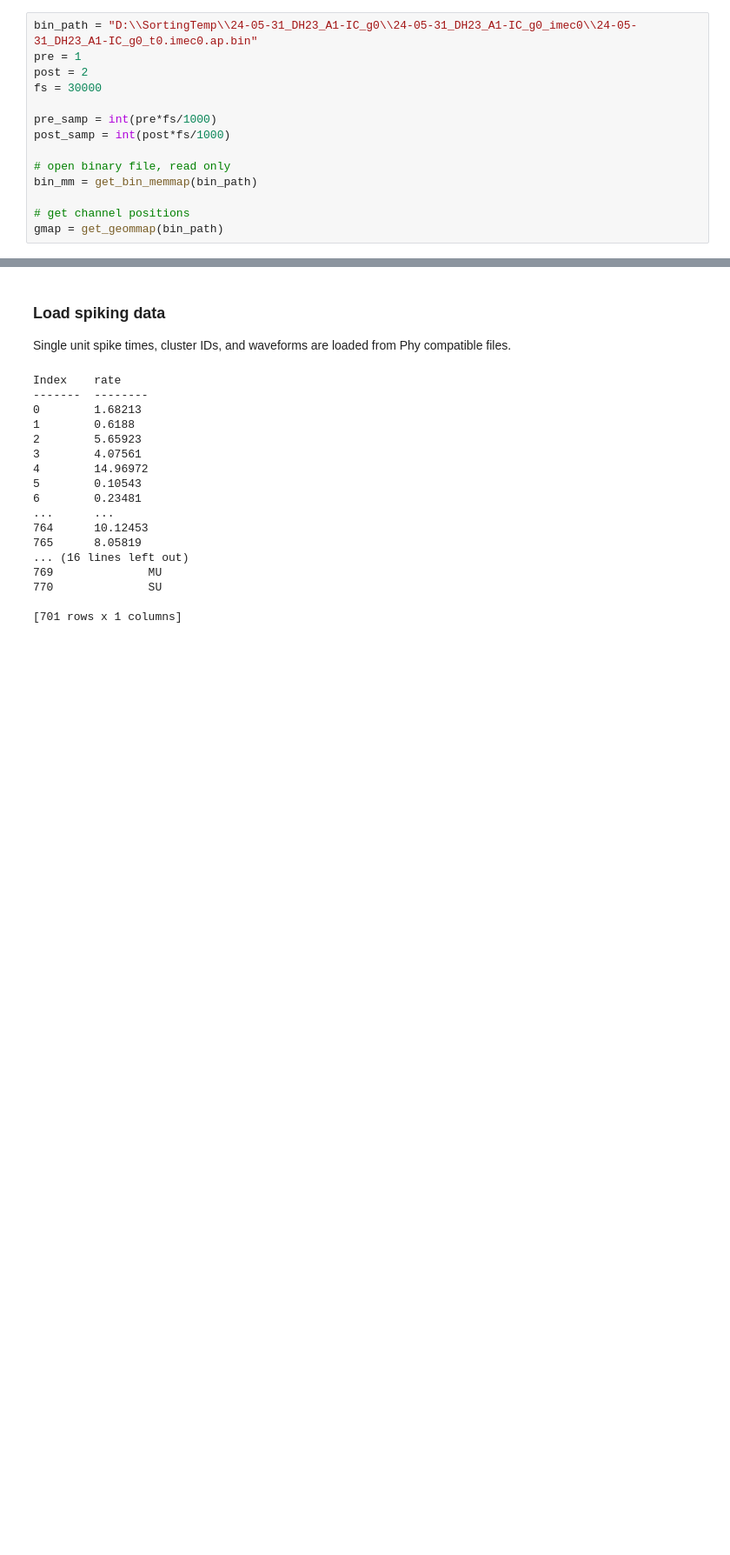
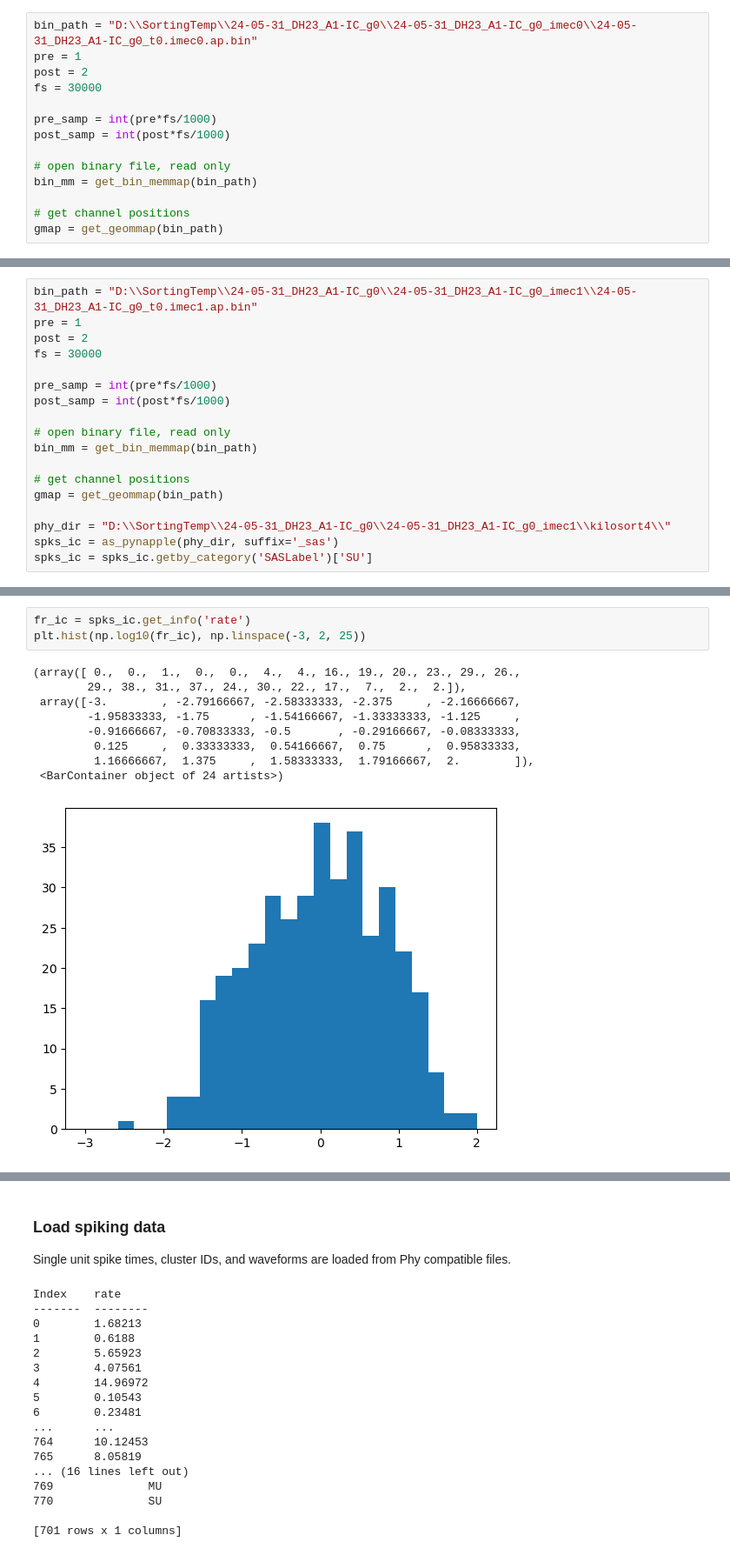
Before and after one commit to dbheadley/AuditorySystem_AD, a Jupyter notebook: project/preprocess/SpikesQC.ipynb, the cells around one changed output, grey strips where cells are left out. Shown at 87% size. Drawn from its saved outputs; the diff is of its cells as text; blank space fills up the shorter version.

```diff
--- a/project/preprocess/SpikesQC.ipynb
+++ b/project/preprocess/SpikesQC.ipynb
@@ -135,0 +144,18 @@ plt.scatter(spk_props['x'], spk_props['y'], c=spk_props['unit_type'].map({'FS':
+# %%
+bin_path = "D:\\SortingTemp\\24-05-31_DH23_A1-IC_g0\\24-05-31_DH23_A1-IC_g0_imec1\\24-05-31_DH23_A1-IC_g0_t0.imec1.ap.bin"
+pre = 1
+post = 2
+fs = 30000
+
+pre_samp = int(pre*fs/1000)
+post_samp = int(post*fs/1000)
+
+# open binary file, read only
+bin_mm = get_bin_memmap(bin_path)
+
+# get channel positions
+gmap = get_geommap(bin_path)
+
+phy_dir = "D:\\SortingTemp\\24-05-31_DH23_A1-IC_g0\\24-05-31_DH23_A1-IC_g0_imec1\\kilosort4\\"
+spks_ic = as_pynapple(phy_dir, suffix='_sas')
+spks_ic = spks_ic.getby_category('SASLabel')['SU']
@@ -135,0 +178,13 @@ plt.scatter(spk_props['x'], spk_props['y'], c=spk_props['unit_type'].map({'FS':
+# %%
+fr_ic = spks_ic.get_info('rate')
+plt.hist(np.log10(fr_ic), np.linspace(-3, 2, 25))
+# %% [output]
+(array([ 0.,  0.,  1.,  0.,  0.,  4.,  4., 16., 19., 20., 23., 29., 26.,
+        29., 38., 31., 37., 24., 30., 22., 17.,  7.,  2.,  2.]),
+ array([-3.        , -2.79166667, -2.58333333, -2.375     , -2.16666667,
+        -1.95833333, -1.75      , -1.54166667, -1.33333333, -1.125     ,
+        -0.91666667, -0.70833333, -0.5       , -0.29166667, -0.08333333,
+         0.125     ,  0.33333333,  0.54166667,  0.75      ,  0.95833333,
+         1.16666667,  1.375     ,  1.58333333,  1.79166667,  2.        ]),
+ <BarContainer object of 24 artists>)
+[figure, added]
```
Also changed, not shown: parts of 25 cells of this notebook, 4 other files.
